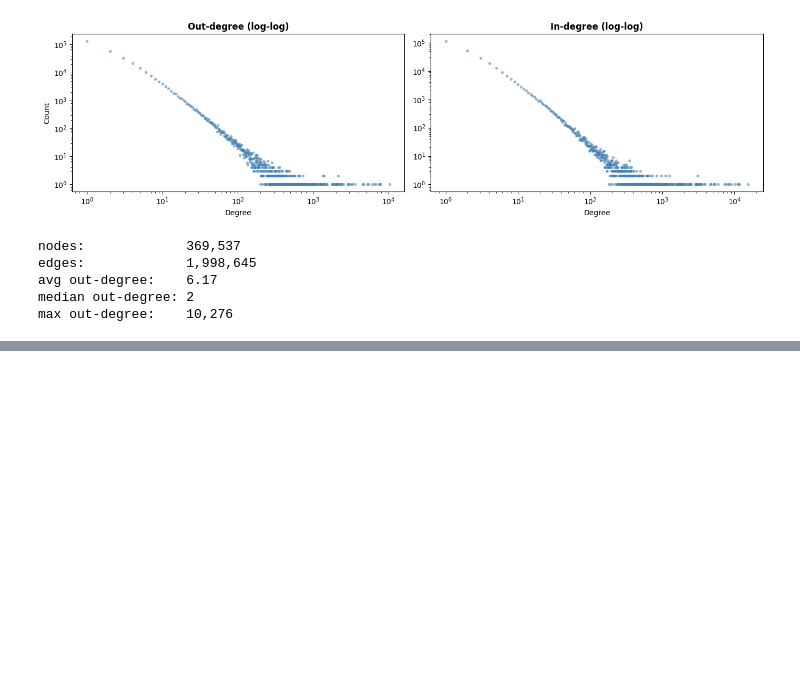
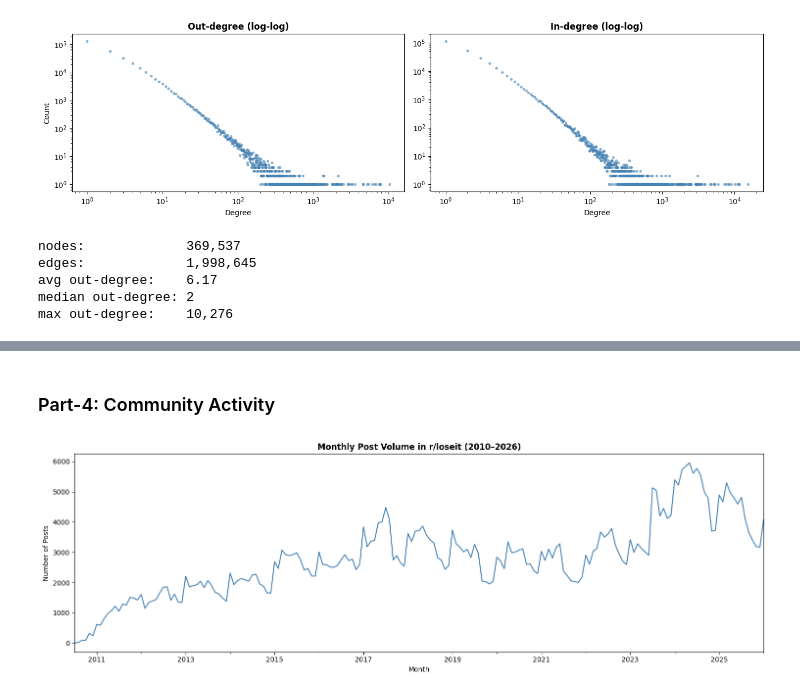
Before and after one commit to yangshuting0525/30200-final-proposal, a Jupyter notebook: code/EDA.ipynb, the cells around one changed output, grey strips where cells are left out. Cells and saved outputs as stored; diff of their text form; code cells hidden in the pictures; blank space fills up the shorter version.

```diff
--- a/code/EDA.ipynb
+++ b/code/EDA.ipynb
@@ -682,0 +1111,15 @@ The log-log degree distribution plots show an approximately linear trend for bot
+# %% [markdown]
+### Part-4: Community Activity
+# %%
+# monthly post volume over time
+monthly_posts = posts_df.groupby(posts_df['created_utc'].dt.to_period('M')).size()
+
+plt.figure(figsize=(15, 5))
+monthly_posts.plot(color='steelblue', lw=1.5)
+plt.title('Monthly Post Volume in r/loseit (2010–2026)', fontweight='bold')
+plt.xlabel('Month')
+plt.ylabel('Number of Posts')
+plt.tight_layout()
+plt.show()
+# %% [output]
+[figure, added]
```
Also changed, not shown: parts of 135 cells of this notebook.
